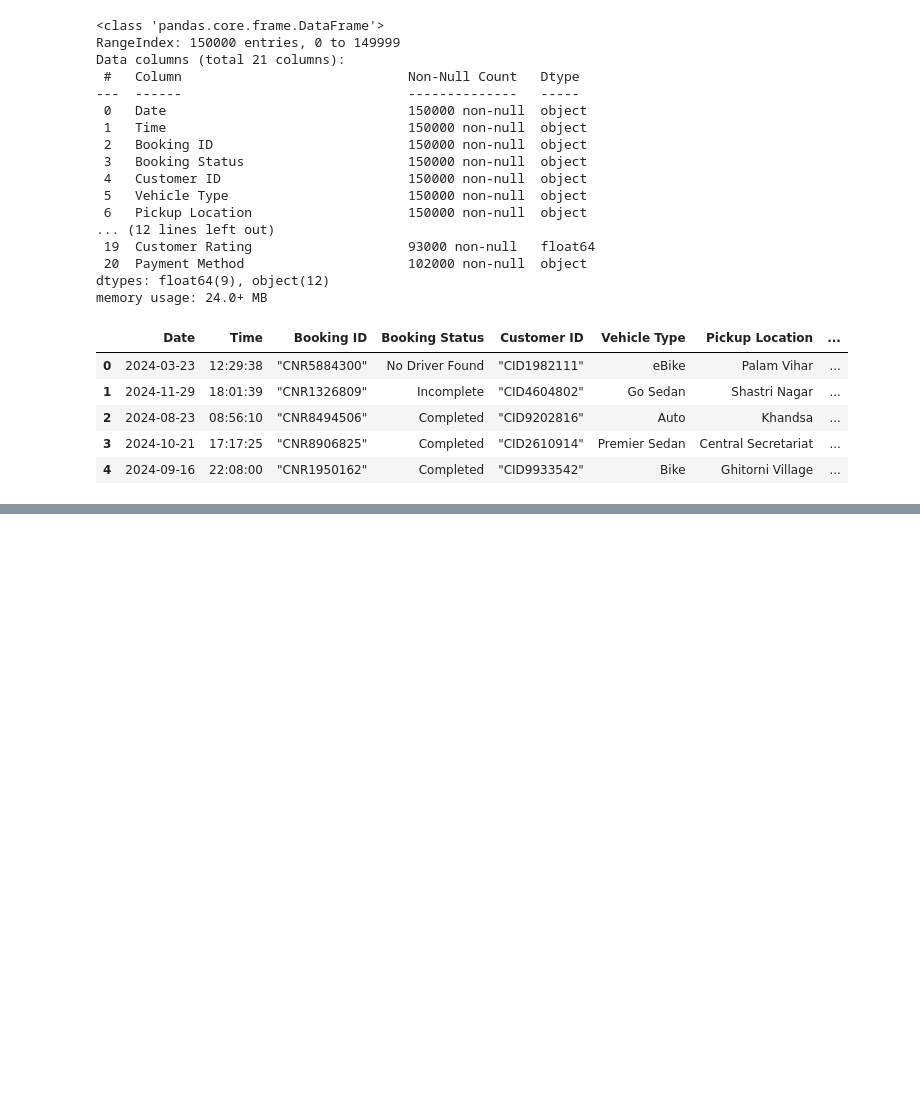
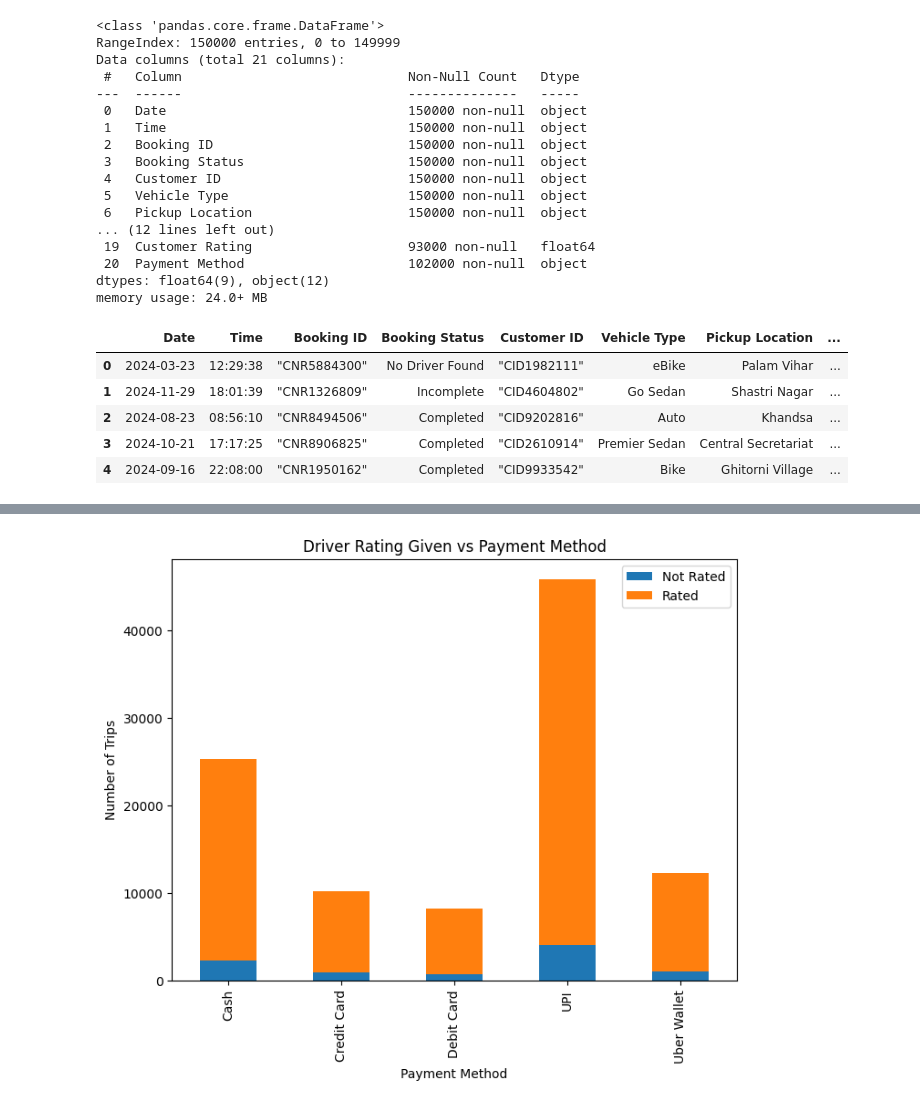
Before and after one commit to theAtieno/Py-Data-Class, a Jupyter notebook: Data_Storytelling/uber_analytics.ipynb, the cells around one changed output, grey strips where cells are left out. Saved outputs shown, nothing was run; the diff lists cells and outputs as text; code cells hidden in the pictures; blank space fills up the shorter version.

```diff
--- a/Data_Storytelling/uber_analytics.ipynb
+++ b/Data_Storytelling/uber_analytics.ipynb
@@ -68,0 +227,5 @@ Customer ID vs rating
+# %%
+uber['Rated_Driver'] = uber['Driver Ratings'].notna()
+# %%
+rating_counts = uber.groupby('Payment Method')['Rated_Driver'].value_counts().unstack().fillna(0)
+print(rating_counts)
@@ -68,0 +240,9 @@ Customer ID vs rating
+# %%
+rating_counts.plot(kind='bar', stacked=True, figsize=(8,6))
+plt.title('Driver Rating Given vs Payment Method')
+plt.xlabel('Payment Method')
+plt.ylabel('Number of Trips')
+plt.legend(['Not Rated','Rated'])
+plt.show()
+# %% [output]
+[figure, added]
```
Also changed, not shown: parts of 53 cells of this notebook, 17 other files.
